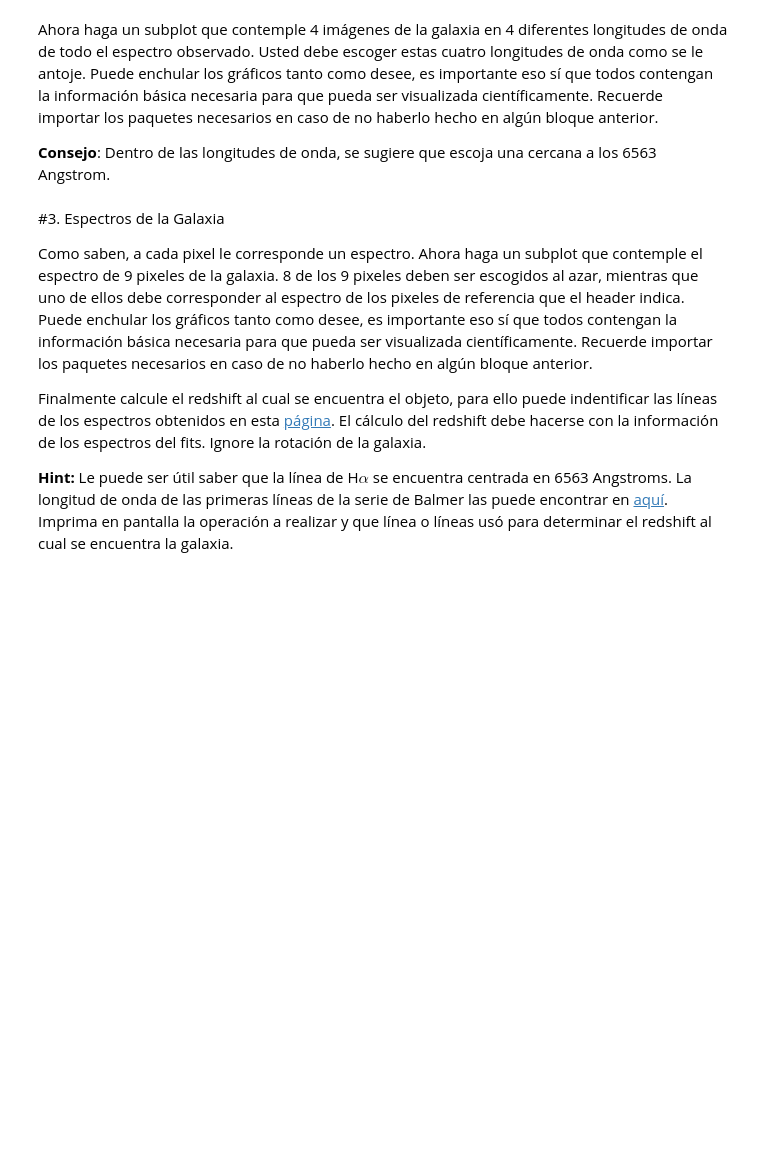
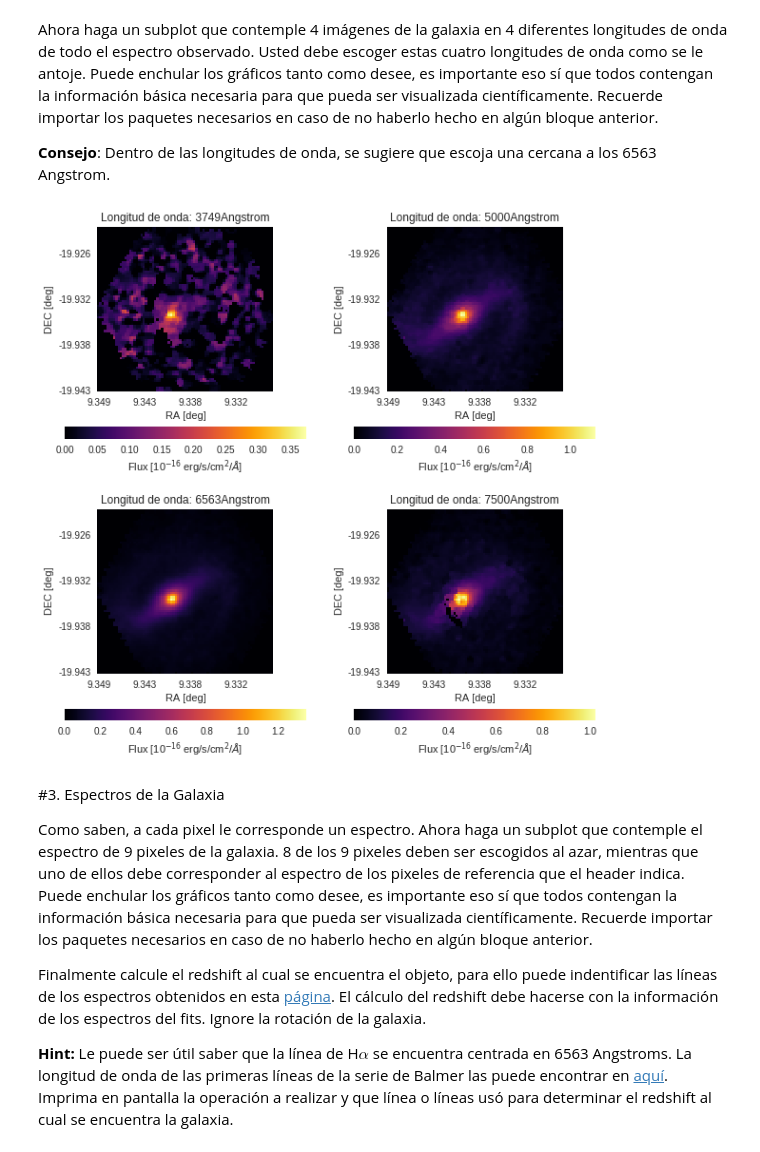
Before and after one commit to chenriquezb/minitarea4, a Jupyter notebook: minitarea4.ipynb, the cells around one changed output. Saved outputs shown, nothing was run; the diff lists cells and outputs as text; code cells hidden in the pictures; blank space fills up the shorter version.

```diff
--- a/minitarea4.ipynb
+++ b/minitarea4.ipynb
@@ -45,6 +49,7 @@ from astropy.wcs import WCS
 
 hdu_fits=fits.open(file)
 hdu=fits.open(file)[0]
+data=hdu.data
 header=hdu.header
 wcs=WCS(header)
 print wcs
@@ -63,6 +68,78 @@ NAXIS : 77  72  1877
 Ahora haga un subplot que contemple 4 imágenes de la galaxia en 4 diferentes longitudes de onda de todo el espectro observado. Usted debe escoger estas cuatro longitudes de onda como se le antoje. Puede enchular los gráficos tanto como desee, es importante eso sí que todos contengan la información básica necesaria para que pueda ser visualizada científicamente. Recuerde importar los paquetes necesarios en caso de no haberlo hecho en algún bloque anterior.
 
 **Consejo**: Dentro de las longitudes de onda, se sugiere que escoja una cercana a los 6563 Angstrom.
+# %%
+import numpy as np
+import matplotlib.pyplot as plt
+from astropy import units as u
+from astropy.coordinates import SkyCoord
+
+units=header['HIERARCH PIPE UNITS']
+#RA
+delt1=np.arange(0,header['NAXIS1'])-(header['CRPIX1']-1)
+step1=delt1*header['CD1_1']
+ra=step1+header['CRVAL1']
+#DEC
+delt2=np.arange(0,header['NAXIS2'])-(header['CRPIX2']-1)
+step2=delt2*header['CD2_2']
+dec=step2+header['CRVAL2']
+
+
+plt.figure(figsize=(10,10))
+
+plt.subplot(221)
+l1=3749    #longitud de onda deseada
+d1=int((l1-3749)/2)  #cambio a indice de data
+plt.title('Longitud de onda: '+str(l1)+'Angstrom')
+plt.imshow(data[d1],cmap='inferno',origin='lower',vmin=0)
+plt.xticks((0,20,40,60),(round(ra[0],3),round(ra[20],3),round(ra[40],3),round(ra[60],3))) #xticks a RA
+plt.yticks((0,20,40,60),(round(dec[0],3),round(dec[20],3),round(dec[40],3),round(dec[60],3)))  #yticks a DEC
+plt.xlabel('RA [deg]')
+plt.ylabel('DEC [deg]')
+plt.grid(b=None) #Esto para quitar las lineas de la imagen
+cb=plt.colorbar(orientation='horizontal')
+cb.set_label('Flux [10$^{-16}$ erg/s/cm$^2$/$\AA$]')
+
+plt.subplot(222)
+l2=5000
+d2=int((l2-3749)/2)
+plt.title('Longitud de onda: '+str(l2)+'Angstrom')
+plt.imshow(data[d2],cmap='inferno',origin='lower',vmin=0)
+plt.xticks((0,20,40,60),(round(ra[0],3),round(ra[20],3),round(ra[40],3),round(ra[60],3))) #xticks a RA
+plt.yticks((0,20,40,60),(round(dec[0],3),round(dec[20],3),round(dec[40],3),round(dec[60],3)))  #yticks a DEC
+plt.xlabel('RA [deg]')
+plt.ylabel('DEC [deg]')
+plt.grid(b=None) #Esto para quitar las lineas de la imagen
+cb=plt.colorbar(orientation='horizontal')
+cb.set_label('Flux [10$^{-16}$ erg/s/cm$^2$/$\AA$]')
+
+plt.subplot(223)
+l3=6563
+d3=int((l3-3749)/2)
+plt.title('Longitud de onda: '+str(l3)+'Angstrom')
+plt.imshow(data[d3],cmap='inferno',origin='lower',vmin=0)
+plt.xticks((0,20,40,60),(round(ra[0],3),round(ra[20],3),round(ra[40],3),round(ra[60],3))) #xticks a RA
+plt.yticks((0,20,40,60),(round(dec[0],3),round(dec[20],3),round(dec[40],3),round(dec[60],3)))  #yticks a DEC
+plt.xlabel('RA [deg]')
+plt.ylabel('DEC [deg]')
+plt.grid(b=None) #Esto para quitar las lineas de la imagen
+cb=plt.colorbar(orientation='horizontal')
+cb.set_label('Flux [10$^{-16}$ erg/s/cm$^2$/$\AA$]')
+
+plt.subplot(224)
+l4=7500
+d4=int((l4-3749)/2)
+plt.title('Longitud de onda: '+str(l4)+'Angstrom')
+plt.imshow(data[d4],cmap='inferno',origin='lower',vmin=0)
+plt.xticks((0,20,40,60),(round(ra[0],3),round(ra[20],3),round(ra[40],3),round(ra[60],3))) #xticks a RA
+plt.yticks((0,20,40,60),(round(dec[0],3),round(dec[20],3),round(dec[40],3),round(dec[60],3)))  #yticks a DEC
+plt.xlabel('RA [deg]')
+plt.ylabel('DEC [deg]')
+plt.grid(b=None) #Esto para quitar las lineas de la imagen
+cb=plt.colorbar(orientation='horizontal')
+cb.set_label('Flux [10$^{-16}$ erg/s/cm$^2$/$\AA$]')
+# %% [output]
+[figure, added]
 # %% [markdown]
 #3. Espectros de la Galaxia
 
```
Also changed, not shown: parts of 1 cell of this notebook.
